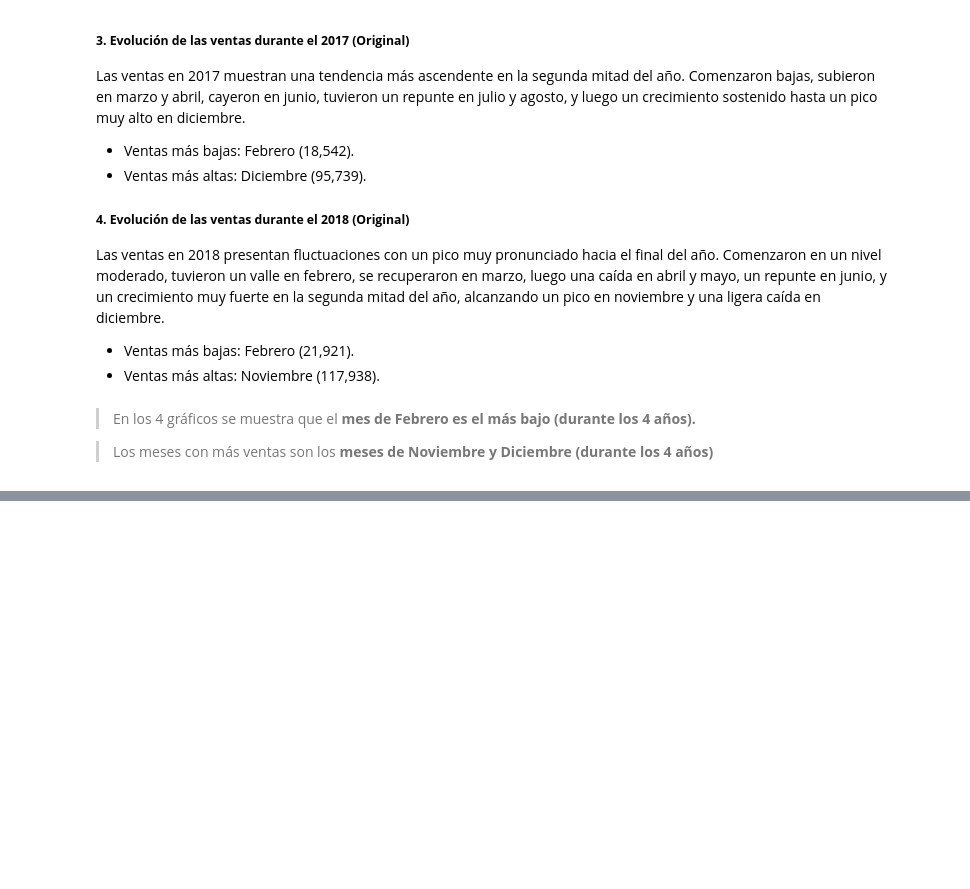
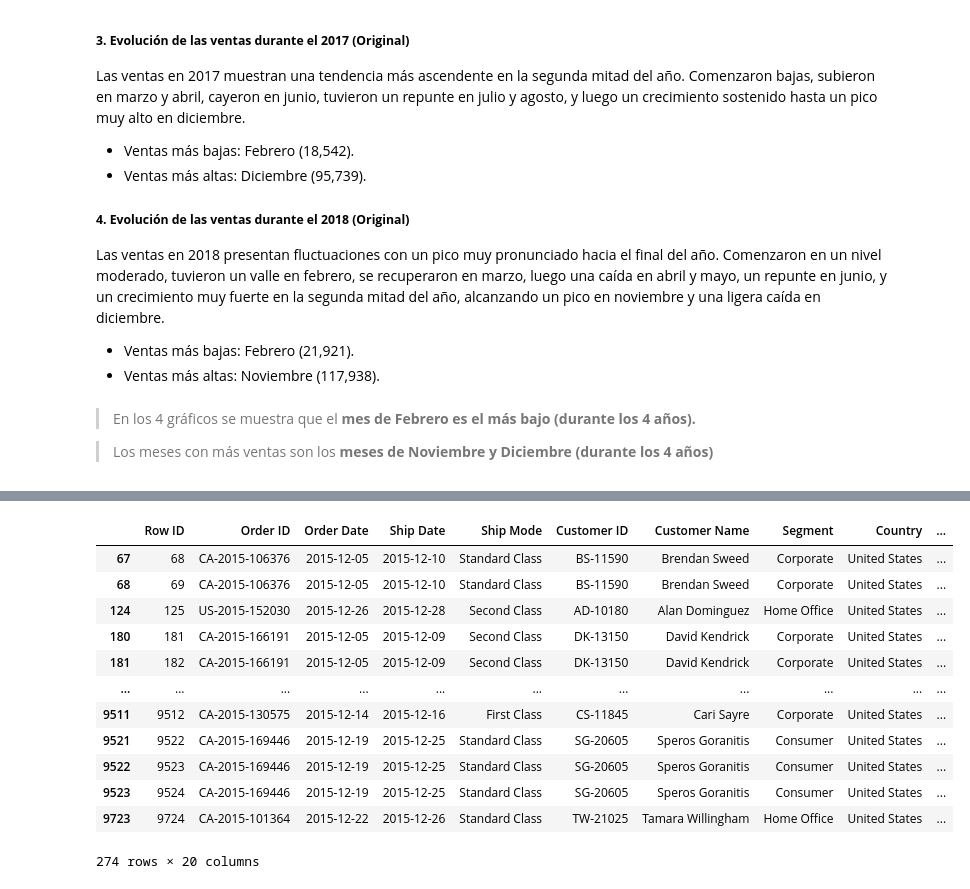
Before and after one commit to SaitoM17/superstore_sales, a Jupyter notebook: notebooks/eda_outliers.ipynb, the cells around one changed output, grey strips where cells are left out. Cells and saved outputs as stored; diff of their text form; code cells hidden in the pictures; blank space fills up the shorter version.

```diff
--- a/notebooks/eda_outliers.ipynb
+++ b/notebooks/eda_outliers.ipynb
@@ -183,0 +224,18 @@ Las ventas en 2018 presentan fluctuaciones con un pico muy pronunciado hacia el
+# %%
+# Conjunto Original
+nov_original = df_2015_original[df_2015_original['Order Month'] == 12]
+nov_original
+# %% [output]
+|  | Row ID | Order ID | Order Date | Ship Date | Ship Mode | Customer ID | Customer Name | Segment | Country | ... |
+| 67 | 68 | CA-2015-106376 | 2015-12-05 | 2015-12-10 | Standard Class | BS-11590 | Brendan Sweed | Corporate | United States | ... |
+| 68 | 69 | CA-2015-106376 | 2015-12-05 | 2015-12-10 | Standard Class | BS-11590 | Brendan Sweed | Corporate | United States | ... |
+| 124 | 125 | US-2015-152030 | 2015-12-26 | 2015-12-28 | Second Class | AD-10180 | Alan Dominguez | Home Office | United States | ... |
+| 180 | 181 | CA-2015-166191 | 2015-12-05 | 2015-12-09 | Second Class | DK-13150 | David Kendrick | Corporate | United States | ... |
+| 181 | 182 | CA-2015-166191 | 2015-12-05 | 2015-12-09 | Second Class | DK-13150 | David Kendrick | Corporate | United States | ... |
+| ... | ... | ... | ... | ... | ... | ... | ... | ... | ... | ... |
+| 9511 | 9512 | CA-2015-130575 | 2015-12-14 | 2015-12-16 | First Class | CS-11845 | Cari Sayre | Corporate | United States | ... |
+| 9521 | 9522 | CA-2015-169446 | 2015-12-19 | 2015-12-25 | Standard Class | SG-20605 | Speros Goranitis | Consumer | United States | ... |
+| 9522 | 9523 | CA-2015-169446 | 2015-12-19 | 2015-12-25 | Standard Class | SG-20605 | Speros Goranitis | Consumer | United States | ... |
+| 9523 | 9524 | CA-2015-169446 | 2015-12-19 | 2015-12-25 | Standard Class | SG-20605 | Speros Goranitis | Consumer | United States | ... |
+| 9723 | 9724 | CA-2015-101364 | 2015-12-22 | 2015-12-26 | Standard Class | TW-21025 | Tamara Willingham | Home Office | United States | ... |
+274 rows × 20 columns
```
Also changed, not shown: parts of 6 cells of this notebook.
